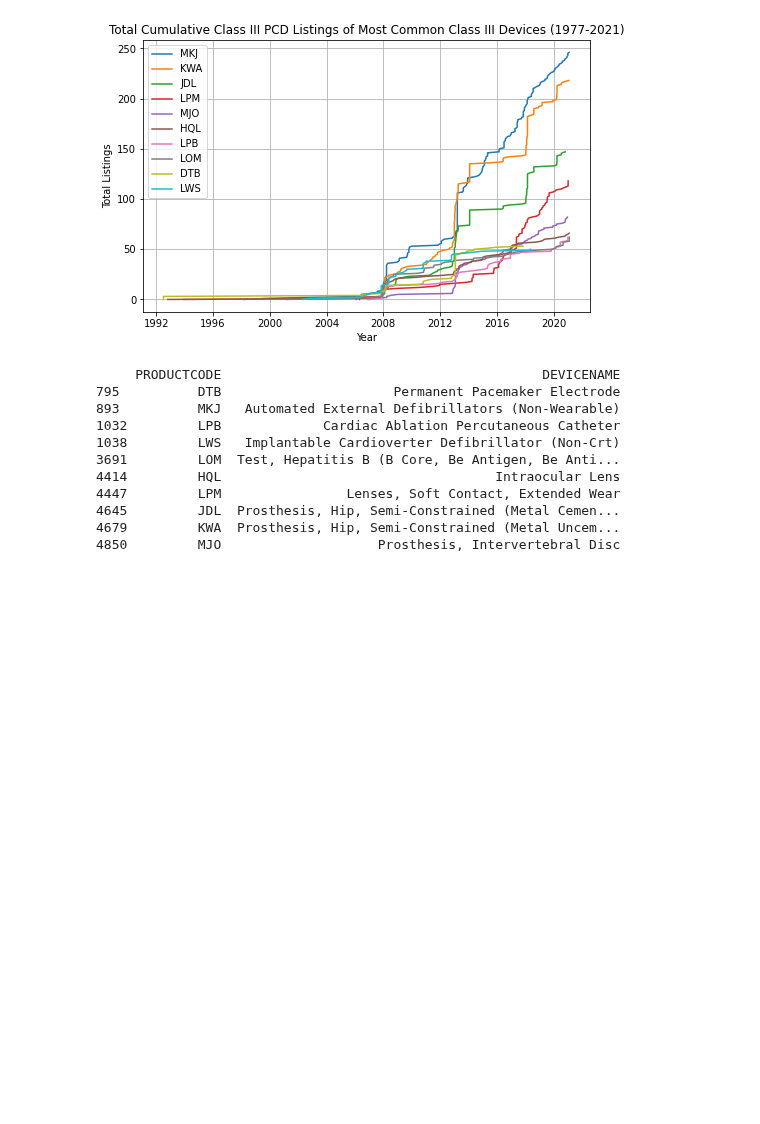
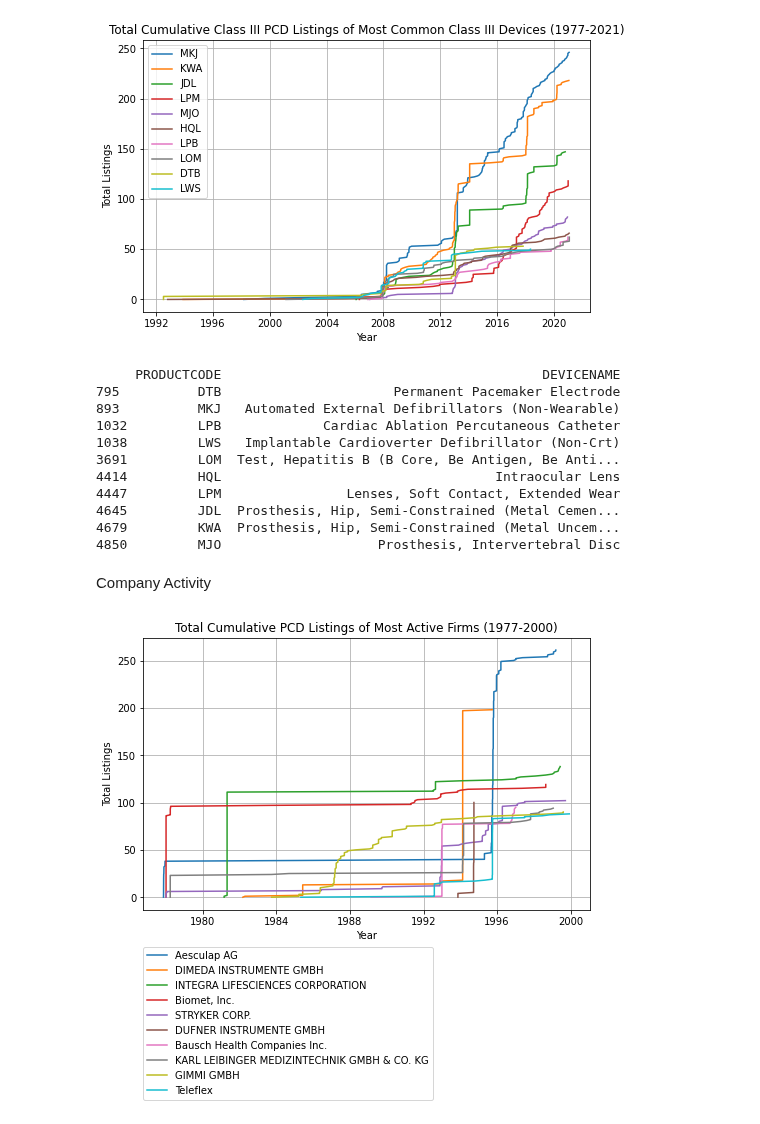
Before and after one commit to BriceB-20/Medical-Device-Project, a Jupyter notebook: Industry_Analysis.ipynb, the cells around one changed output. Cells and saved outputs as stored; diff of their text form; code cells hidden in the pictures; blank space fills up the shorter version.

```diff
--- a/Industry_Analysis.ipynb
+++ b/Industry_Analysis.ipynb
@@ -353,15 +353,21 @@ pcd_activity_plot(pcd, "Daily Volume of PCD Listings Associated with Class III D
 # %% [markdown]
 Cumulative Total of Most Popular Device PCD Listings
 # %%
-def pcd_activity_popular(pcd_df, title, raw_product_code=raw_product_code):
+def pcd_activity_popular(pcd_df, title, firm_data=False, raw_product_code=raw_product_code):
     # Extract Data
-    pcd_counter = Counter(pcd_df["PRODUCT_CODE"])
+    if firm_data is True:
+        pcd_counter = Counter(pcd_df["FIRM_NAME"])
+    else:
+        pcd_counter = Counter(pcd_df["PRODUCT_CODE"])
     code_list = [x[0] for x in pcd_counter.most_common(10)]
 
     data = {}
 
     for code in code_list:
-        temp_df = pcd_df.loc[pcd_df["PRODUCT_CODE"] == code]
+        if firm_data is True:
+            temp_df = pcd_df.loc[pcd_df["FIRM_NAME"] == code]
+        else:
+            temp_df = pcd_df.loc[pcd_df["PRODUCT_CODE"] == code]
         temp_df = temp_df.sort_values(by="CREATED_DATE").reset_index(drop=True)
         x = []
         y = []
@@ -369,21 +375,26 @@ def pcd_activity_popular(pcd_df, title, raw_product_code=raw_product_code):
             x.append(row[2])
             y.append(i)
             data[code] = (x,y)
+
     # Create Plot
     plt.figure(figsize=(8,5))
     for code in data:
         plt.plot(data[code][0], data[code][1], label=code)
 
     plt.title(title)
+    plt.grid(True)
     plt.xlabel("Year")
     plt.ylabel("Total Listings")
-    plt.grid(True)
 
-    plt.legend()
+    if firm_data is True:
+        plt.legend(loc=[0, -0.70])
+    else:
+        plt.legend()
     plt.show()
 
     # Print Key Key
-    temp_code = raw_product_code.loc[raw_product_code["PRODUCTCODE"].isin(code_list)]
-    print(temp_code[["PRODUCTCODE", "DEVICENAME"]])
+    if firm_data is False:
+        temp_code = raw_product_code.loc[raw_product_code["PRODUCTCODE"].isin(code_list)]
+        print(temp_code[["PRODUCTCODE", "DEVICENAME"]])
 # %%
 pcd_activity_popular(full_pcd.loc[full_pcd["CREATED_DATE"] < datetime(2000, 1, 1)],
@@ -416,3 +429,11 @@ pcd_activity_popular(pcd, "Total Cumulative Class III PCD Listings of Most Commo
 4645         JDL  Prosthesis, Hip, Semi-Constrained (Metal Cemen...
 4679         KWA  Prosthesis, Hip, Semi-Constrained (Metal Uncem...
 4850         MJO                    Prosthesis, Intervertebral Disc
+# %% [markdown]
+Company Activity
+# %%
+pcd_activity_popular(full_pcd.loc[full_pcd["CREATED_DATE"] < datetime(2000, 1, 1)],
+                     "Total Cumulative PCD Listings of Most Active Firms (1977-2000)",
+                     firm_data=True, raw_product_code=raw_product_code)
+# %% [output]
+[figure, added]
```
Also changed, not shown: parts of 3 cells of this notebook.
